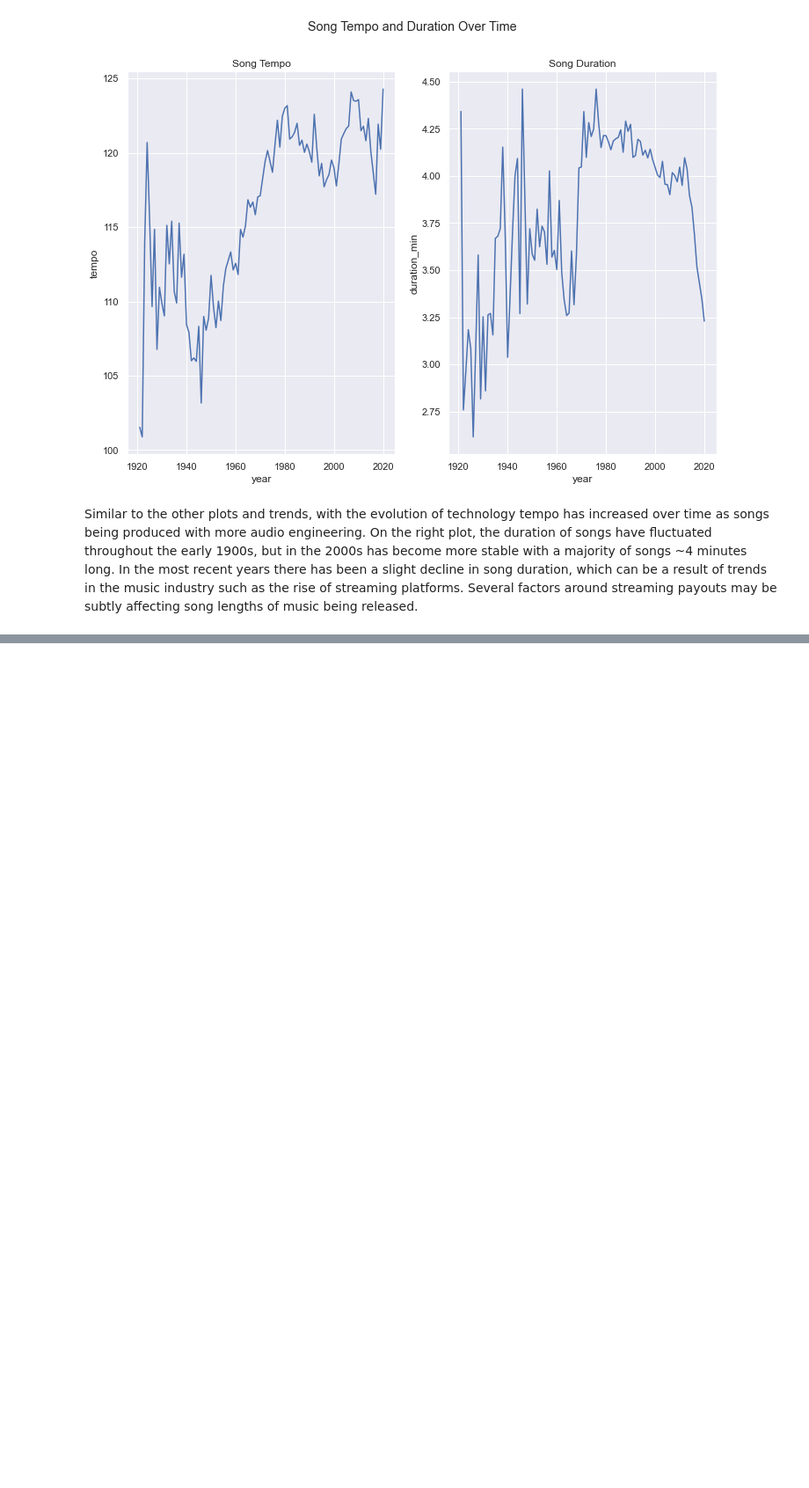
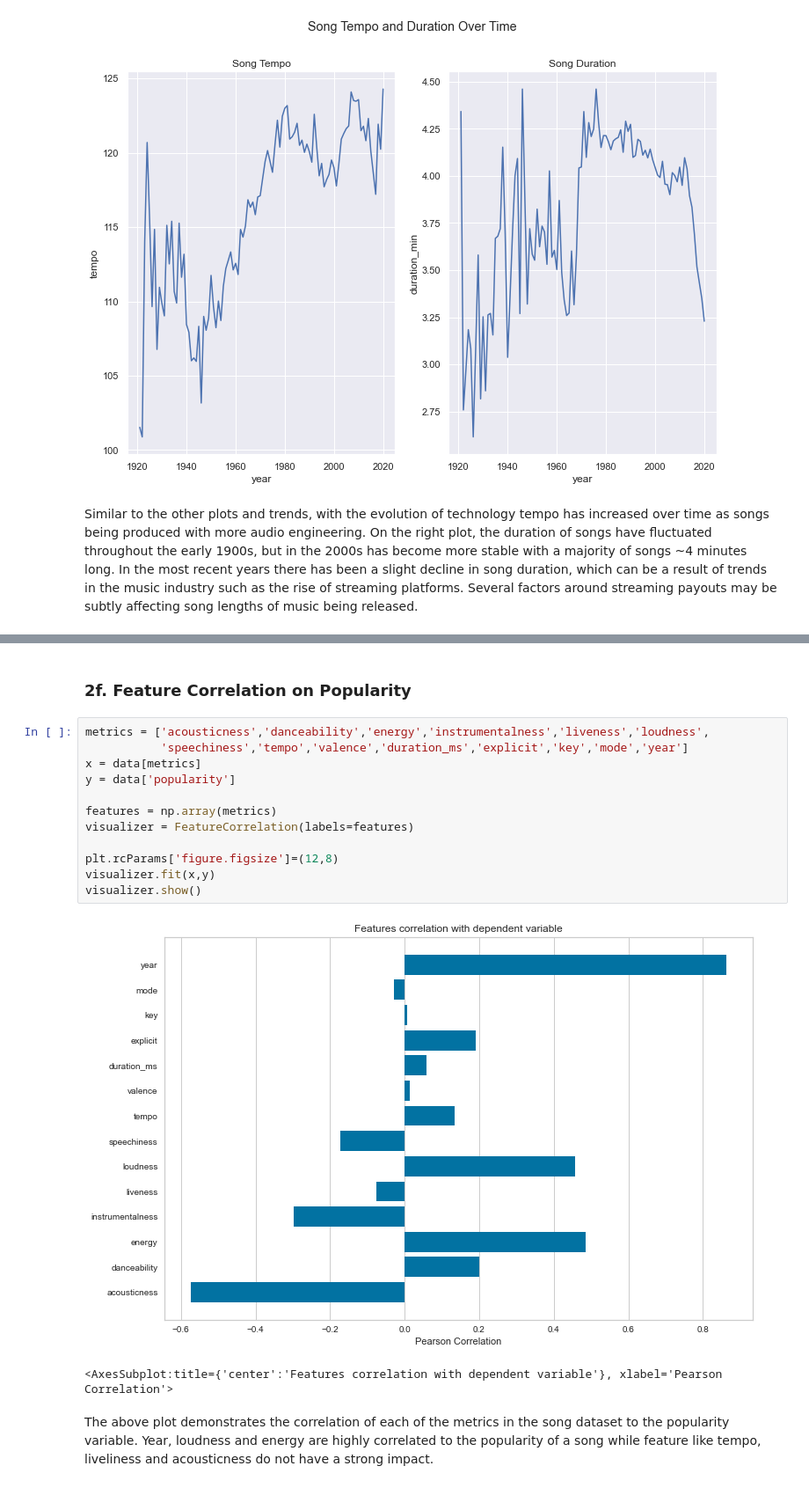
Before and after one commit to taylormanivanh/projects, a Jupyter notebook: Music_Recommender/Music_Recommender.ipynb, the cells around one changed output, grey strips where cells are left out. Shown at 88% size. Drawn from its saved outputs; the diff is of its cells as text; blank space fills up the shorter version.

```diff
--- a/Music_Recommender/Music_Recommender.ipynb
+++ b/Music_Recommender/Music_Recommender.ipynb
@@ -247,0 +403,20 @@ Similar to the other plots and trends, with the evolution of technology tempo ha
+# %% [markdown]
+<a id='2f'></a>
+### 2f. Feature Correlation on Popularity
+# %%
+metrics = ['acousticness','danceability','energy','instrumentalness','liveness','loudness',
+           'speechiness','tempo','valence','duration_ms','explicit','key','mode','year']
+x = data[metrics]
+y = data['popularity']
+
+features = np.array(metrics)
+visualizer = FeatureCorrelation(labels=features)
+
+plt.rcParams['figure.figsize']=(12,8)
+visualizer.fit(x,y)
+visualizer.show()
+# %% [output]
+[figure, added]
+<AxesSubplot:title={'center':'Features correlation with dependent variable'}, xlabel='Pearson Correlation'>
+# %% [markdown]
+The above plot demonstrates the correlation of each of the metrics in the song dataset to the popularity variable. Year, loudness and energy are highly correlated to the popularity of a song while feature like tempo, liveliness and acousticness do not have a strong impact.
```
Also changed, not shown: parts of 22 cells of this notebook.
